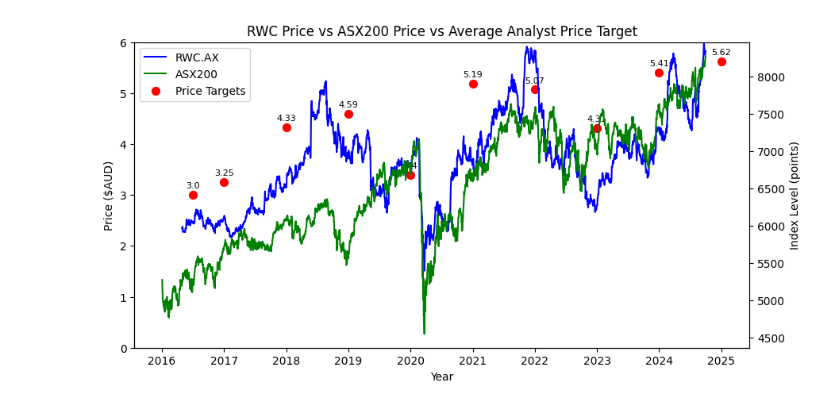
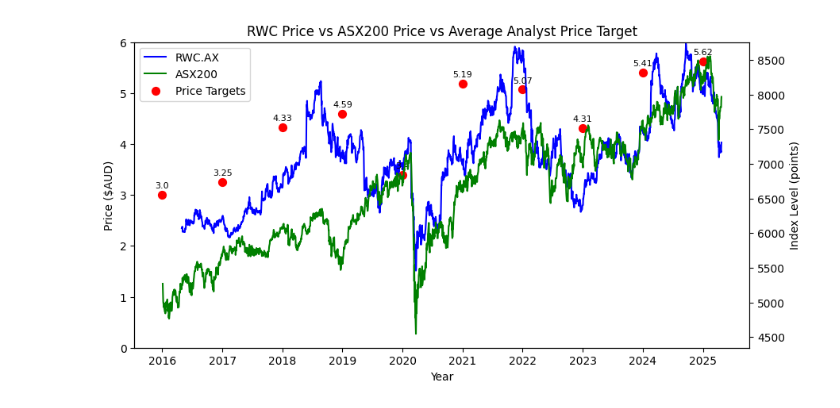
Before and after one commit to tom-scriven/FINM3422_Group_59_Project_1, a Jupyter notebook: Price Chart v2.ipynb, the cells around one changed output. Cells and saved outputs as stored; diff of their text form; code cells hidden in the pictures.

Commit message:
ronit relan price chart change

```diff
--- a/Price Chart v2.ipynb
+++ b/Price Chart v2.ipynb
@@ -2,9 +2,9 @@
 # Loading the yfinance API, to extract data from Yahoo Finance about Reliance Worldwide Corporation (RWC) and the ASX200 index.
 # The data is downloaded for the period from January 1, 2016, to October 1, 2024.
 import yfinance as yf
-RWC = yf.download(tickers='RWC.AX', start='2016-01-01', end='2024-10-01')
+RWC = yf.download(tickers='RWC.AX', start='2016-01-01', end='2025-04-25')
 print(RWC)
 
-ASX200 = yf.download(tickers='^AXJO', start='2016-01-01', end='2024-10-01')
+ASX200 = yf.download(tickers='^AXJO', start='2016-01-01', end='2025-04-25')
 print(ASX200)
 # %% [output]
@@ -62,32 +46,32 @@ ax1.tick_params(axis='y')
 
 ax2 = ax1.twinx()
 # Using the extracted data from the yfinance API, the ASX200 close prices are plotted
 asx200_line = ax2.plot(ASX200['Close'], label='ASX200 Price', color='green')
 ax2.set_ylabel('Index Level (points)')
 ax2.tick_params(axis='y')
 
 # Using the extracted data from the CSV file, the price targets are plotted
 #As the 2016 price target is not in the original data, it is added manually to the DataFrame
-new__row = pd.DataFrame({'Year': [pd.Timestamp('2016-07-01')], 'Price Target': [3.00]})
+new__row = pd.DataFrame({'Year': [pd.Timestamp('2016')], 'Price Target': [3.00]})
 price_targets = pd.concat([price_targets, new__row], ignore_index=True).sort_values(by='Year')
 
 price_target_dots = ax1.scatter(price_targets['Year'], price_targets['Price Target'],
                              label='Average Analyst Price Target', color='red', marker='o', s=50)
 ax1.set_xlabel('Year')
 ax1.set_ylabel('Price ($AUD)')
 ax1.tick_params(axis='y')
 ax1.set_ylim(0,6)
 
 # Label the Price Target points accordingly
 for x,y in zip(price_targets['Year'], price_targets['Price Target']):
     ax1.annotate(f'{y}', xy=(x, y), textcoords="offset points", xytext=(0,6),
                 ha='center', fontsize=8, color='black')
 
 # Label the lines and create a legend for the lines
 lines = rwc_line + asx200_line + [price_target_dots]
 plt.legend(lines, ['RWC.AX', 'ASX200', 'Price Targets'], loc='upper left')
 
 plt.title('RWC Price vs ASX200 Price vs Average Analyst Price Target')
 plt.show()
 # %% [output]
-[figure, old version]
+[figure, new version]
```
Also changed, not shown: parts of 1 cell of this notebook.
